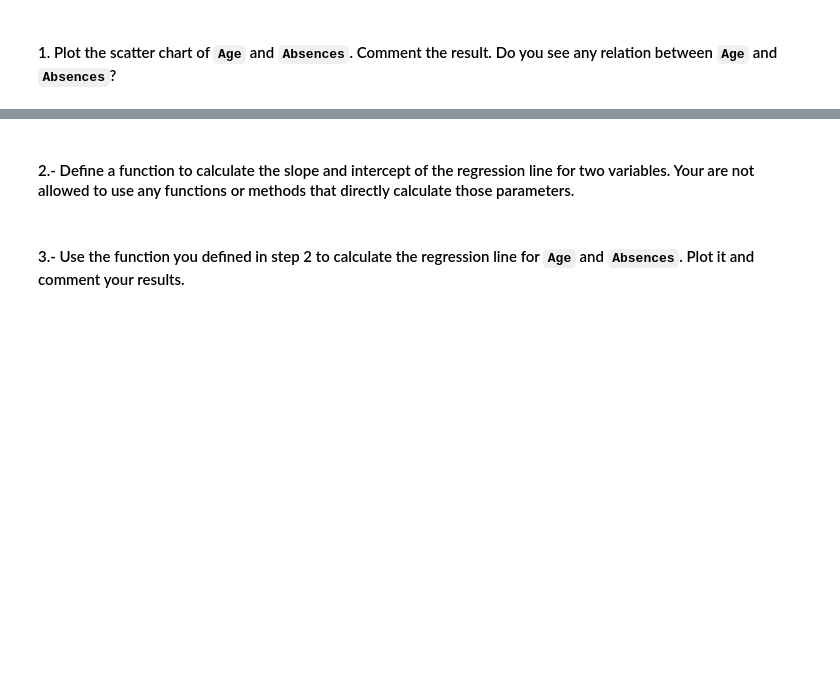
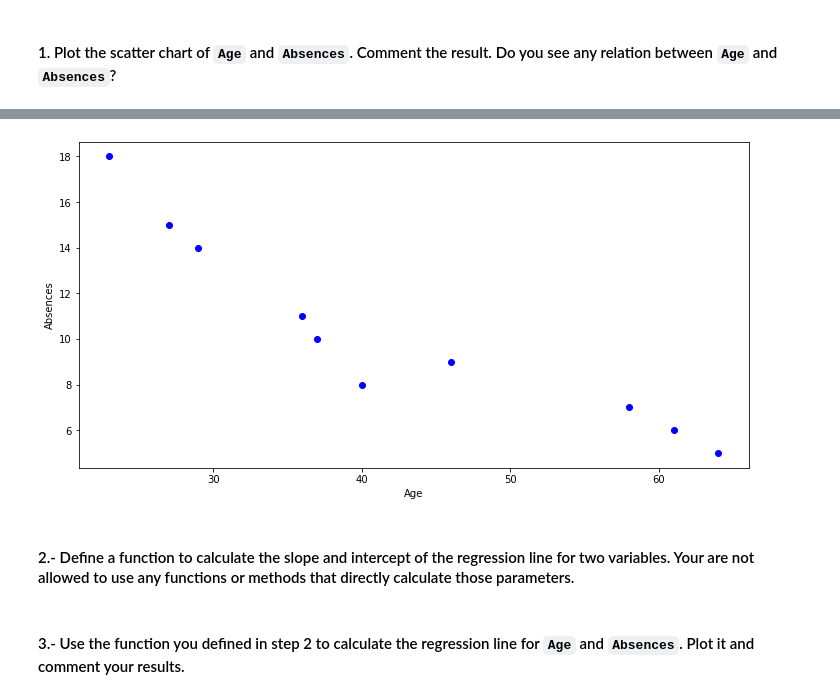
Before and after one commit to ta-data-remote/lab-linear-regression-correlation, a Jupyter notebook: your-code/main.ipynb, the cells around one changed output, grey strips where cells are left out. Saved outputs shown, nothing was run; the diff lists cells and outputs as text; code cells hidden in the pictures; blank space fills up the shorter version.

Commit message:
Submission of lab-linear-regression-correlation_Ayub_Pathan

```diff
--- a/your-code/main.ipynb
+++ b/your-code/main.ipynb
@@ -25,0 +34,3 @@ Import the necessary libraries to complete the lab here:
+# %%
+# Libraries
+data = pd.read_csv('/Users/ayubpathan/Desktop/ironhack/Week5/lab-linear-regression-correlation/data/absences.csv')
@@ -33,0 +48,8 @@ Import the necessary libraries to complete the lab here:
+# %%
+fig , ax = plt.subplots(figsize=(12,6))
+
+ax.scatter(data.Age, data.Absences, color='blue')
+plt.xlabel('Age')
+plt.ylabel('Absences');
+# %% [output]
+[figure, added]
```
Also changed, not shown: parts of 33 cells of this notebook.
